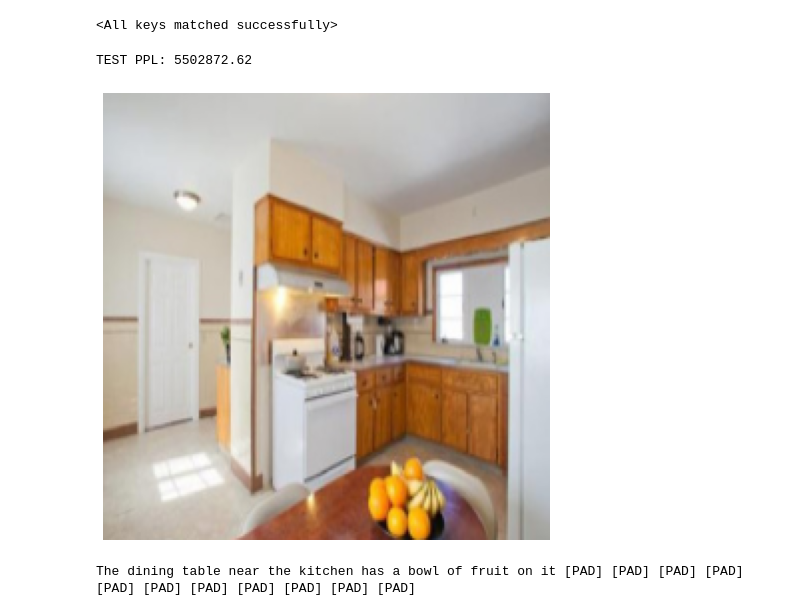
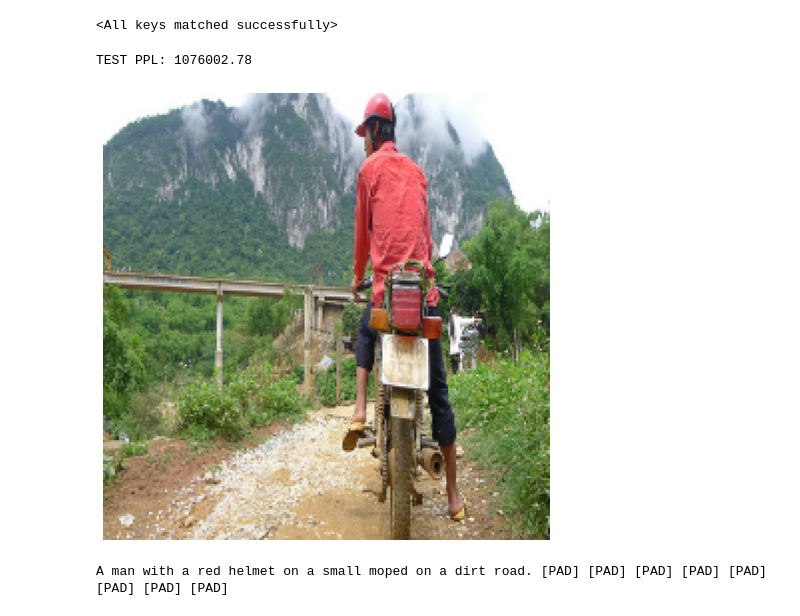
Before and after one commit to fabiormazza/IA025_2022S1, a Jupyter notebook: projeto_final/fabio_mazza/projeto_final_modulos12_final_teste1train.ipynb, the cells around one changed output. Saved outputs shown, nothing was run; the diff lists cells and outputs as text; code cells hidden in the pictures.

```diff
--- a/projeto_final/fabio_mazza/projeto_final_modulos12_final_teste1train.ipynb
+++ b/projeto_final/fabio_mazza/projeto_final_modulos12_final_teste1train.ipynb
@@ -214,8 +196,6 @@ class MyDataset(torch.utils.data.Dataset):
 
       ids = tokenize(cap)
       ids = [cls] + ids
-      ids = list(filter((119).__ne__, ids)) ## Remove os pontos finais
-
 
       if len(ids) >= self.max_seq_length:
           inpt = torch.LongTensor(ids[:self.max_seq_length])
@@ -566,38 +545,38 @@ with torch.no_grad():
 
 print(f'TEST PPL: {test_ppl:.2f}')
 # %% [output]
-TEST PPL: 5502872.62
+TEST PPL: 1076002.78
 # %%
 ## Teste com exemplo de teste
 n = 0
 
 inv_trans = transforms.Compose([transforms.Normalize(mean = [ 0., 0., 0. ], std = [ 1/0.229, 1/0.224, 1/0.225 ]),
                                 transforms.Normalize(mean = [ -0.485, -0.456, -0.406 ], std = [ 1., 1., 1. ]),
                                ])
 
-img, _, targets = next(iter(test_loader))
+img, _, targets = next(iter(train_loader))
 img = img[n]
 targets = targets[n]
 
 ## Image plot
 plt.axis('off')
 plt.imshow(inv_trans(img).permute(1, 2, 0))
 plt.show()
 
 ## Inputs to module 2
 model_1.eval()
 model_2.eval()
 img = img.to(device)
 img = img.unsqueeze(0)
 inputs_to_model2 = model_1(img)
 # %% [output]
-[figure, old version]
+[figure, new version]
 # %%
 ### Targets
 
 print(tokenizer.decode(targets.reshape(-1)))
 # %% [output]
-The dining table near the kitchen has a bowl of fruit on it [PAD] [PAD] [PAD] [PAD] [PAD] [PAD] [PAD] [PAD] [PAD] [PAD] [PAD]
+A man with a red helmet on a small moped on a dirt road. [PAD] [PAD] [PAD] [PAD] [PAD] [PAD] [PAD] [PAD]
 # %%
 max_output_tokens = max_seq_length
 model_2.eval()
```
Also changed, not shown: parts of 10 cells of this notebook.
